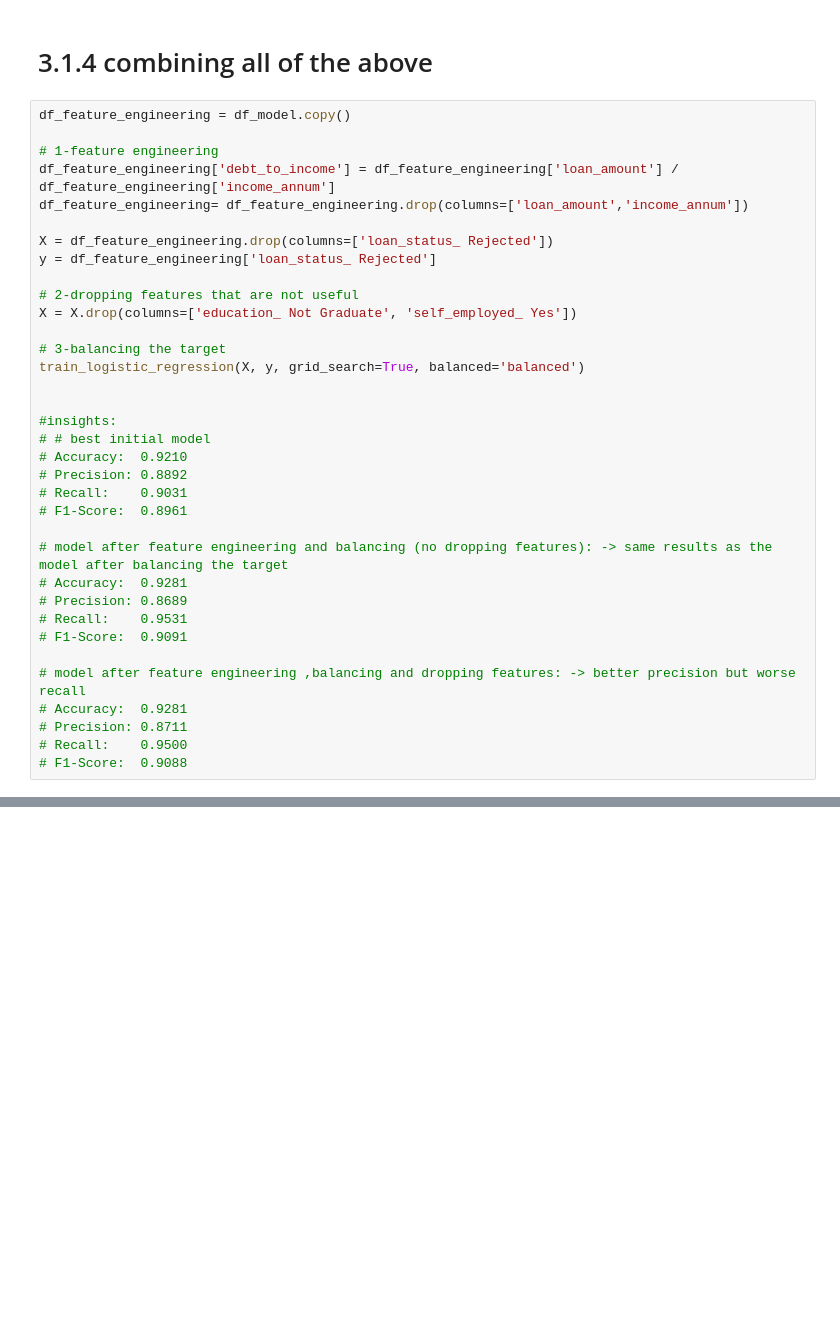
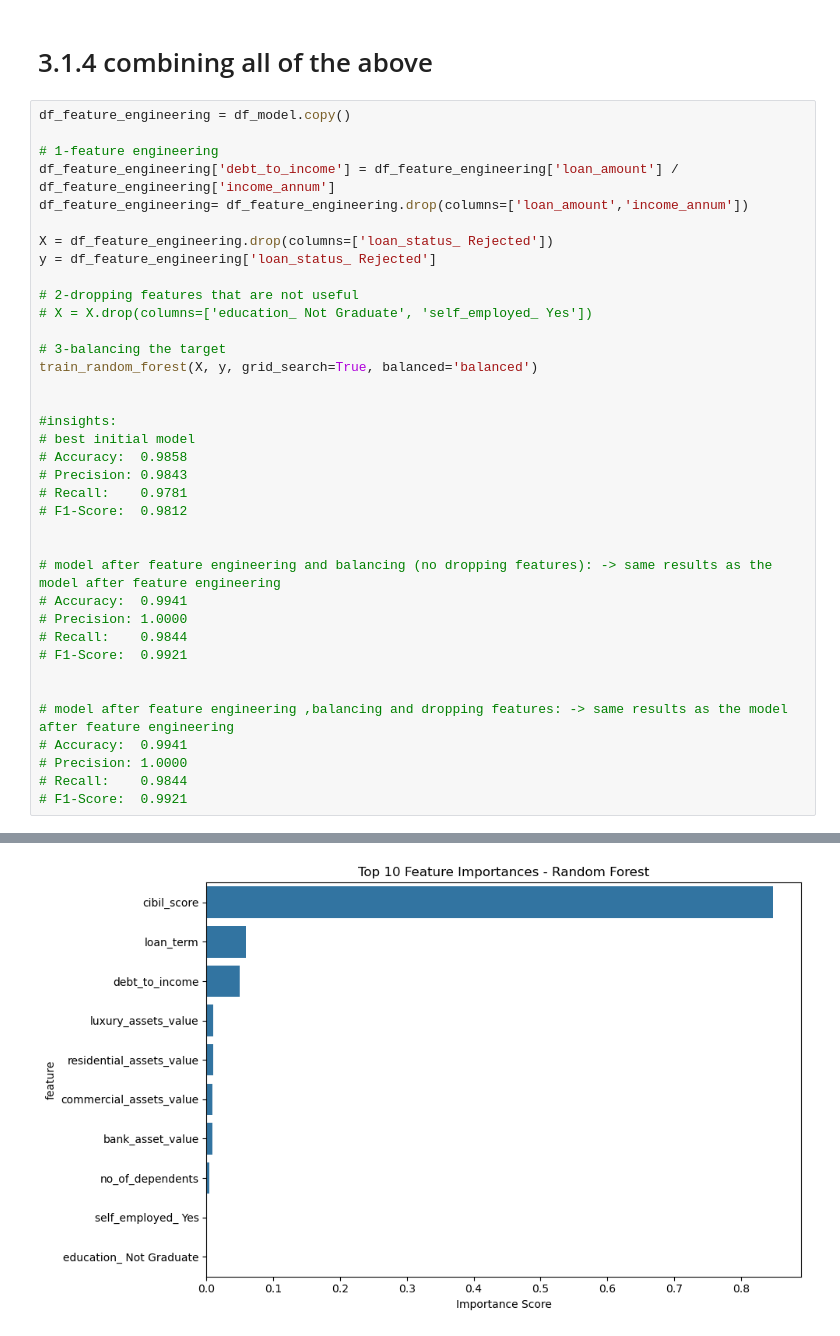
Before and after one commit to omar-desouki/Loan-Approval-Prediction-Description-elevvo, a Jupyter notebook: main.ipynb, the cells around one changed output, grey strips where cells are left out. Cells and saved outputs as stored; diff of their text form; blank space fills up the shorter version.

```diff
--- a/main.ipynb
+++ b/main.ipynb
@@ -720,27 +784,30 @@ X = df_feature_engineering.drop(columns=['loan_status_ Rejected'])
 y = df_feature_engineering['loan_status_ Rejected']
 
 # 2-dropping features that are not useful
-X = X.drop(columns=['education_ Not Graduate', 'self_employed_ Yes'])
+# X = X.drop(columns=['education_ Not Graduate', 'self_employed_ Yes'])
 
 # 3-balancing the target
-train_logistic_regression(X, y, grid_search=True, balanced='balanced')
+train_random_forest(X, y, grid_search=True, balanced='balanced')
 
 
 #insights:
-# # best initial model
-# Accuracy:  0.9210
-# Precision: 0.8892
-# Recall:    0.9031
-# F1-Score:  0.8961
+# best initial model
+# Accuracy:  0.9858
+# Precision: 0.9843
+# Recall:    0.9781
+# F1-Score:  0.9812
 
-# model after feature engineering and balancing (no dropping features): -> same results as the model after balancing the target
-# Accuracy:  0.9281
-# Precision: 0.8689
-# Recall:    0.9531
-# F1-Score:  0.9091
 
-# model after feature engineering ,balancing and dropping features: -> better precision but worse recall
-# Accuracy:  0.9281
-# Precision: 0.8711
-# Recall:    0.9500
-# F1-Score:  0.9088
+# model after feature engineering and balancing (no dropping features): -> same results as the model after feature engineering
+# Accuracy:  0.9941
+# Precision: 1.0000
+# Recall:    0.9844
+# F1-Score:  0.9921
+
+
+# model after feature engineering ,balancing and dropping features: -> same results as the model after feature engineering
+# Accuracy:  0.9941
+# Precision: 1.0000
+# Recall:    0.9844
+# F1-Score:  0.9921
+# %% [output]
@@ -746,0 +831 @@ train_logistic_regression(X, y, grid_search=True, balanced='balanced')
+[figure, added]
```
Also changed, not shown: parts of 12 cells of this notebook, 1 other file.
